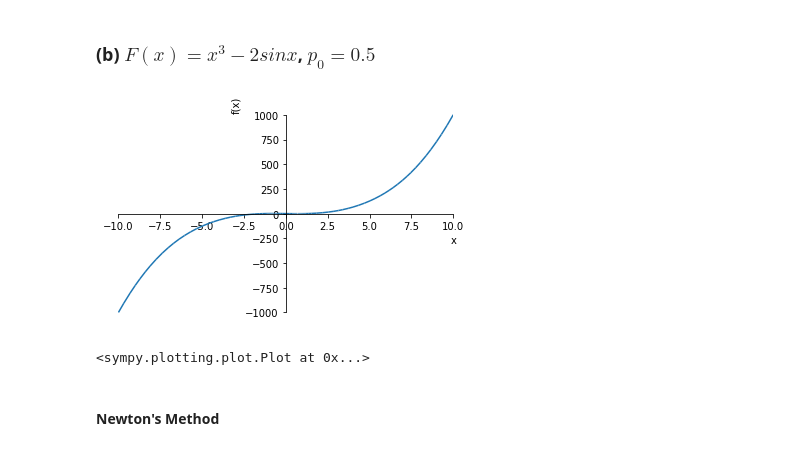
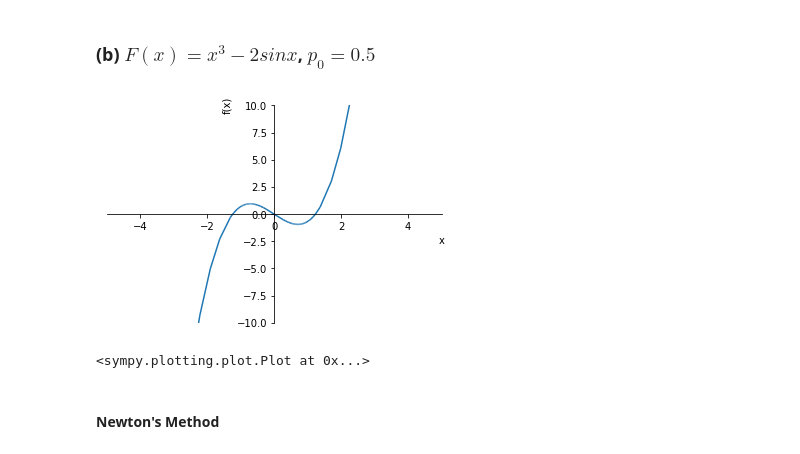
Before and after one commit to TheoKlein/106-NM-Assignment, a Jupyter notebook: Program_01/program_01.ipynb, the cells around one changed output. Cells and saved outputs as stored; diff of their text form; code cells hidden in the pictures.

```diff
--- a/Program_01/program_01.ipynb
+++ b/Program_01/program_01.ipynb
@@ -521,9 +519,9 @@ root is found at x = 1.5320909
 ### (b) $F(x)=x^3-2sinx$, $p_{0}=0.5$
 # %%
 f = x**3 - 2 * sin(x)
-plot(f)
+plot(f, ylim=(-10, 10), xlim=(-5, 5))
 # %% [output]
-[figure, old version]
+[figure, new version]
 <sympy.plotting.plot.Plot at 0x...>
 # %% [markdown]
 #### Newton's Method
```
Also changed, not shown: parts of 6 cells of this notebook.
